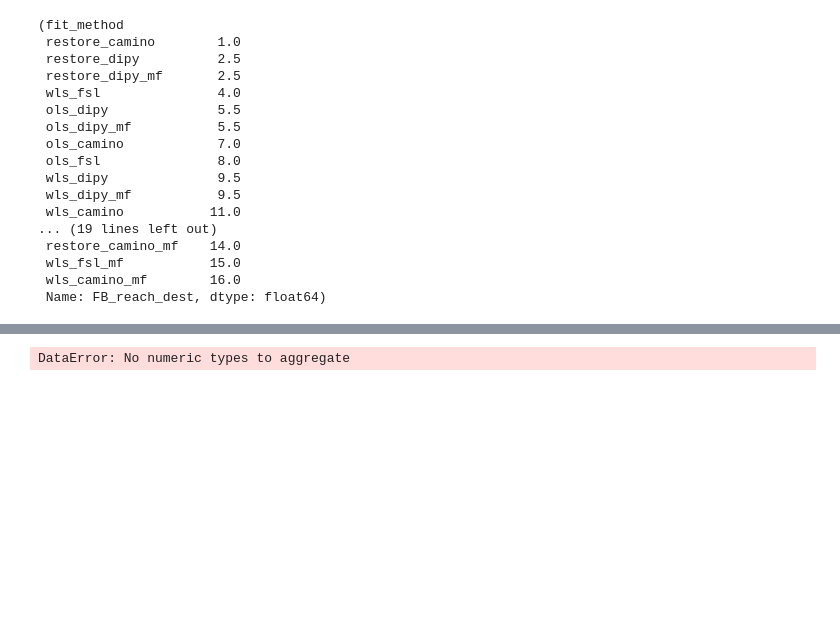
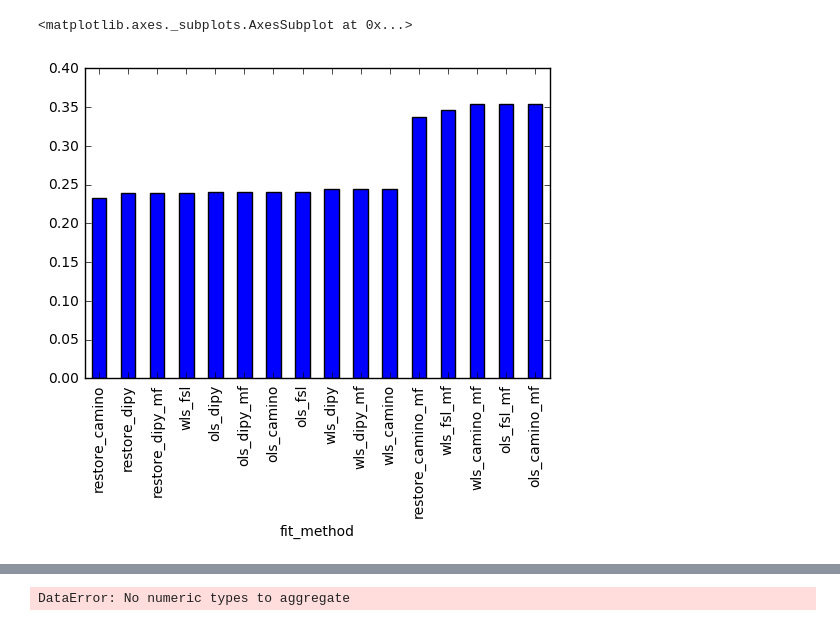
Before and after one commit to mrjeffstevenson3/mmimproc, a Jupyter notebook: ipn/bbc_dti_death_match_vtk_stats.ipynb, the cells around one changed output, grey strips where cells are left out. Drawn from its saved outputs; the diff is of its cells as text; code cells hidden in the pictures; blank space fills up the shorter version.

```diff
--- a/ipn/bbc_dti_death_match_vtk_stats.ipynb
+++ b/ipn/bbc_dti_death_match_vtk_stats.ipynb
@@ -92,25 +92,10 @@ mi_array = np.array([sid, fitm, reg])
 index = pd.MultiIndex.from_arrays(mi_array, names=['Subjid', 'fit_method', 'region'])
 vtk_fbmi = pd.DataFrame(vtk_fbs.values, index=index, columns=vtk_fbs.columns)
 # %%
-vtk_fbs.groupby('fit_method').arrived.mean().rank().sort_values(), vtk_fbs.groupby('fit_method').FB_reach_dest.sum().rank().sort_values()
+vtk_fbs.groupby('fit_method').arrived.mean().sort_values().plot(kind='Bar') #, vtk_fbs.groupby('fit_method').FB_reach_dest.sum().rank().sort_values()
 # %% [output]
-(fit_method
- restore_camino        1.0
- restore_dipy          2.5
- restore_dipy_mf       2.5
- wls_fsl               4.0
- ols_dipy              5.5
- ols_dipy_mf           5.5
- ols_camino            7.0
- ols_fsl               8.0
- wls_dipy              9.5
- wls_dipy_mf           9.5
- wls_camino           11.0
-... (19 lines left out)
- restore_camino_mf    14.0
- wls_fsl_mf           15.0
- wls_camino_mf        16.0
- Name: FB_reach_dest, dtype: float64)
+<matplotlib.axes._subplots.AxesSubplot at 0x...>
+[figure, added]
 # %%
 vtkfr5 = fs / 'bbc' / 'allvtk_run5.csv'
 vtk_fbs_r5 = pd.read_csv(vtkfr5)
```
Also changed, not shown: parts of 1 cell of this notebook, 2 other files.
